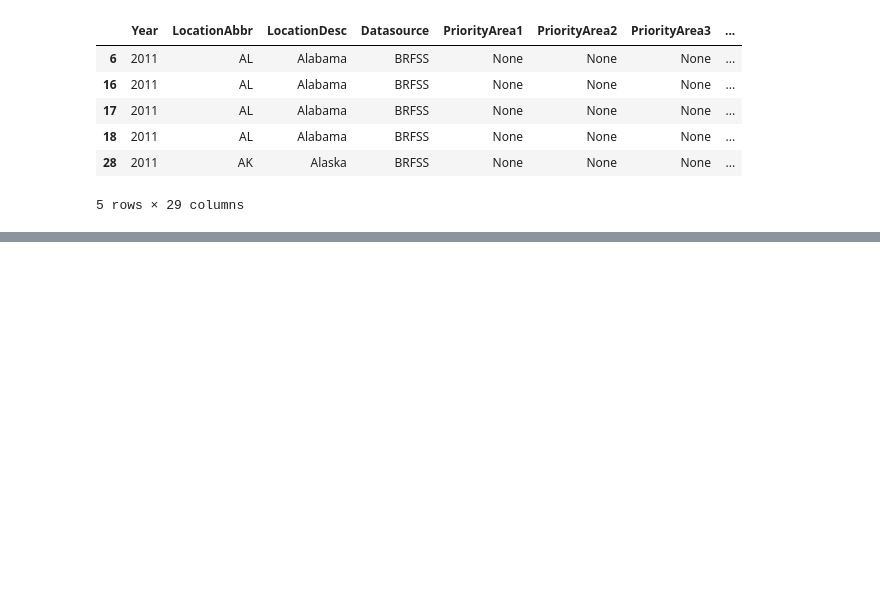
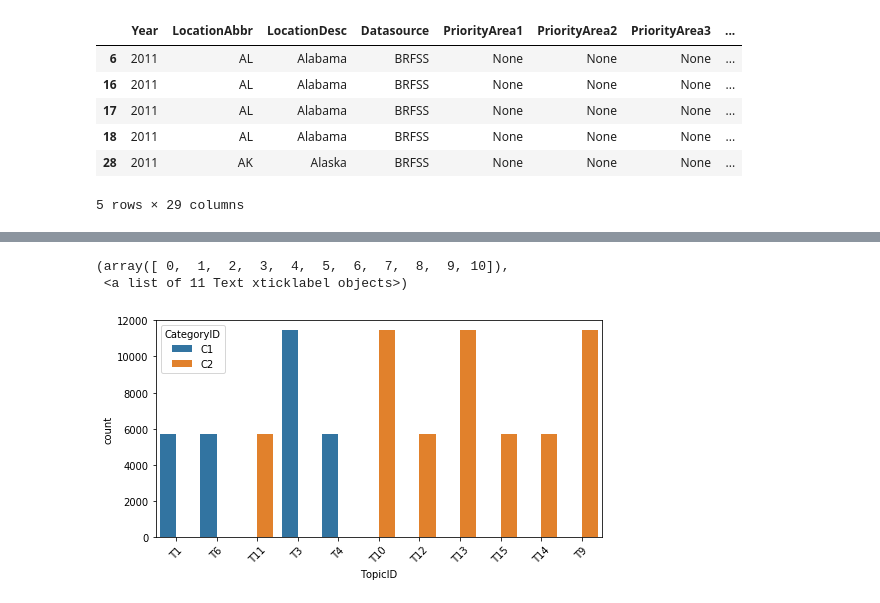
Before and after one commit to jchiu1303/heart_disease_stroke_analysis, a Jupyter notebook: analysis.ipynb, the cells around one changed output, grey strips where cells are left out. Cells and saved outputs as stored; diff of their text form; code cells hidden in the pictures; blank space fills up the shorter version.

```diff
--- a/analysis.ipynb
+++ b/analysis.ipynb
@@ -155,0 +170,8 @@ df.head()
+# %%
+plt.subplots(figsize=(8,4))
+graph = sns.countplot(x='TopicID', hue='CategoryID', data=df)
+plt.xticks(rotation=45)
+# %% [output]
+(array([ 0,  1,  2,  3,  4,  5,  6,  7,  8,  9, 10]),
+ <a list of 11 Text xticklabel objects>)
+[figure, added]
```
Also changed, not shown: parts of 8 cells of this notebook.
